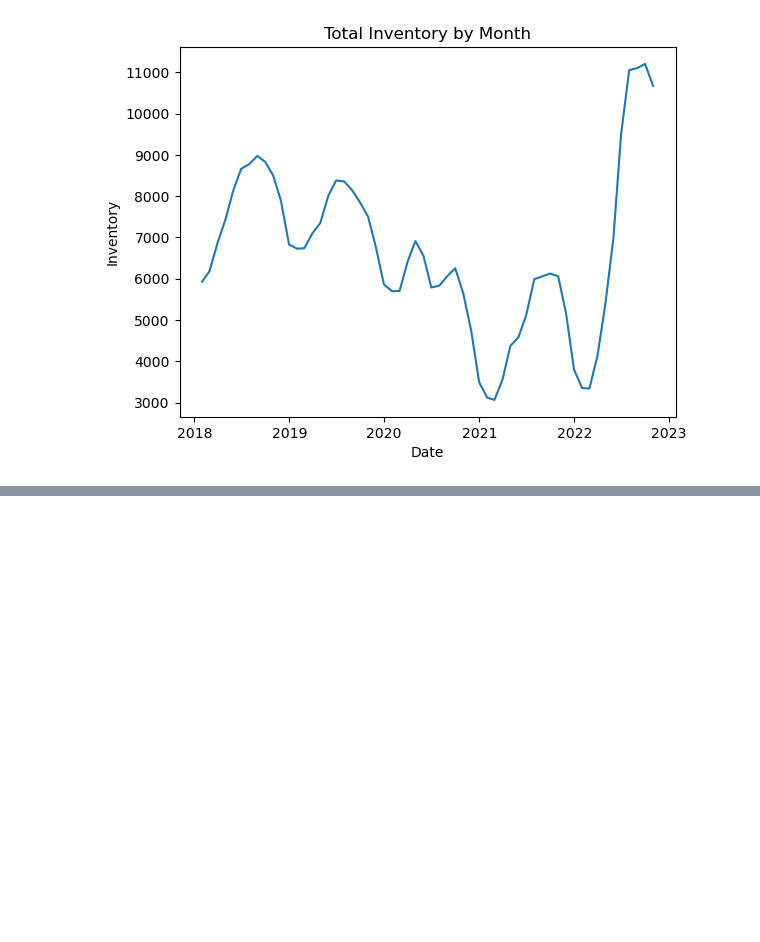
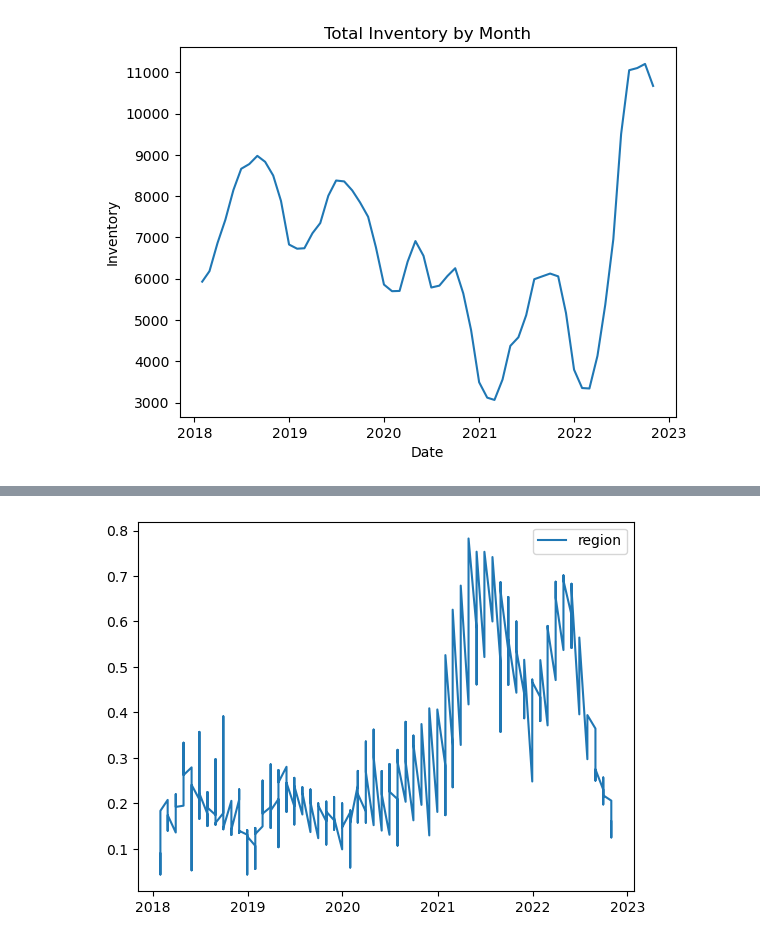
Before and after one commit to zarbin/UTA_Project-1, a Jupyter notebook: playground_jb.ipynb, the cells around one changed output, grey strips where cells are left out. Saved outputs shown, nothing was run; the diff lists cells and outputs as text; code cells hidden in the pictures; blank space fills up the shorter version.

```diff
--- a/playground_jb.ipynb
+++ b/playground_jb.ipynb
@@ -106,0 +187,6 @@ plt.show()
+# %%
+sold_above = clean_df.groupby(['date','region'])['sold_above_list'].sum()
+# %%
+sold_above = pd.DataFrame(sold_above)
+sold_above.reset_index(inplace=True)
+sold_above["date"] = pd.to_datetime(sold_above["date"])
@@ -106,0 +209,12 @@ plt.show()
+# %%
+x_axis = sold_above['date']
+y_axis = sold_above['sold_above_list']
+#label = sold_above['region']
+
+plt.plot(x_axis, y_axis)
+
+
+plt.legend()
+plt.show()
+# %% [output]
+[figure, added]
```
Also changed, not shown: parts of 7 cells of this notebook, 11 other files.
